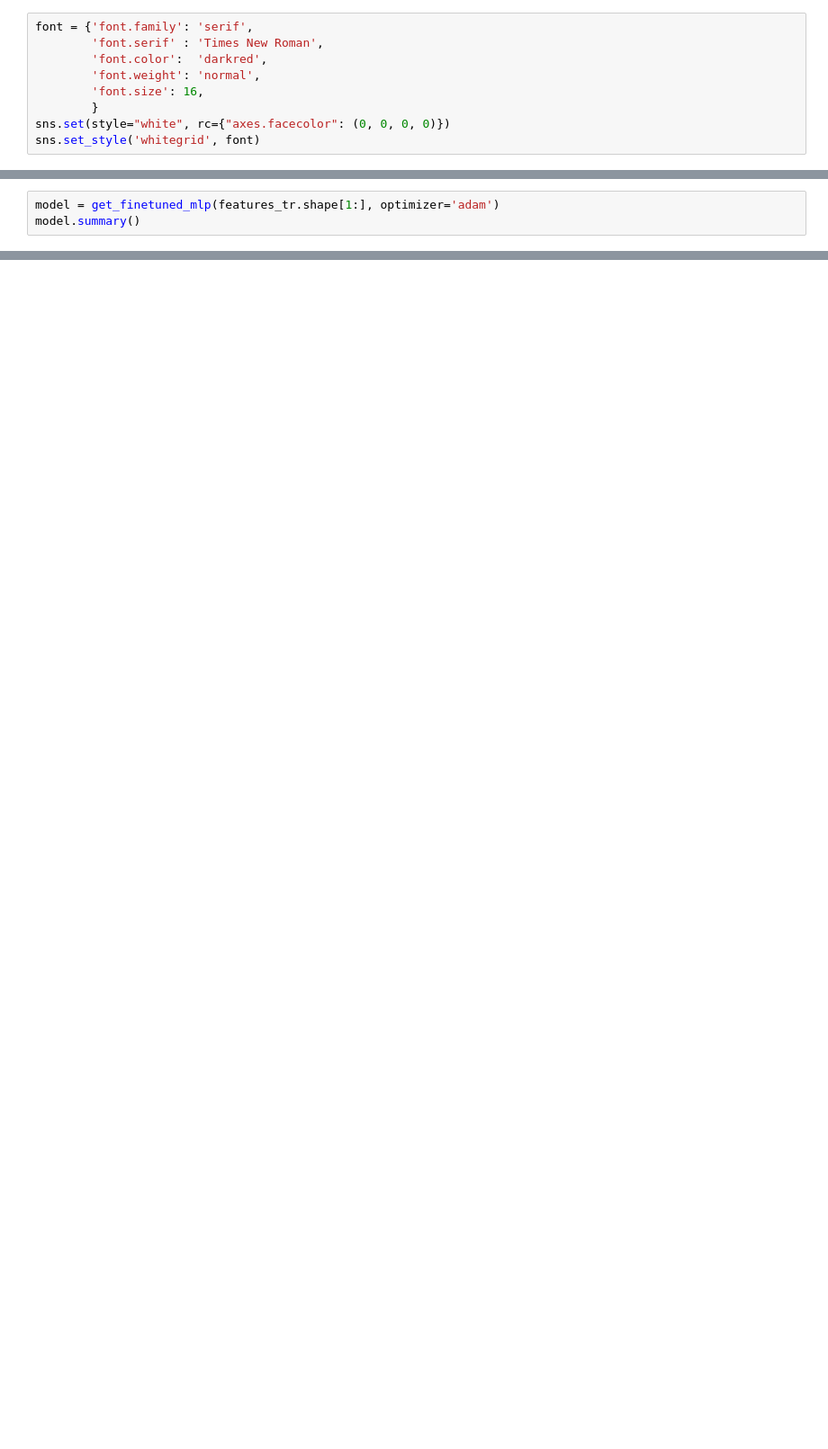
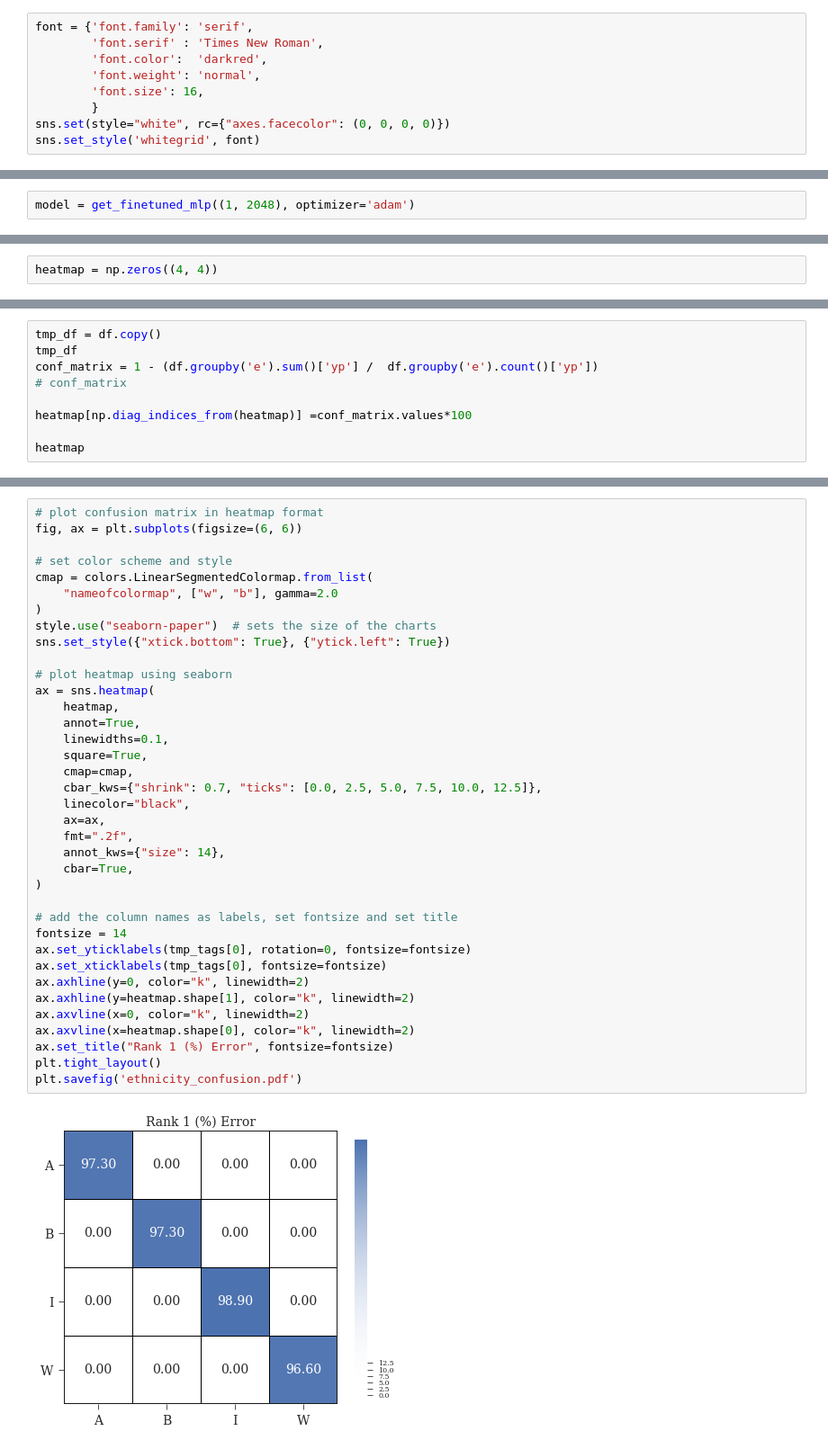
Before and after one commit to visionjo/facerec-bias-bfw, a Jupyter notebook: code/evaluate_mlp.ipynb, the cells around one changed output, grey strips where cells are left out. Shown at 90% size. Cells and saved outputs as stored; diff of their text form; blank space fills up the shorter version.

```diff
--- a/code/evaluate_mlp.ipynb
+++ b/code/evaluate_mlp.ipynb
@@ -51,4 +48,3 @@ ref_tr, features_tr, labels_tr, ref_val, features_val, labels_val \
 # %%
-model = get_finetuned_mlp(features_tr.shape[1:], optimizer='adam')
-model.summary()
+model = get_finetuned_mlp((1, 2048), optimizer='adam')
 # %% [output]
@@ -87,0 +208,2 @@ ValueError: Shapes (512, 2048) and (512, 512) are incompatible
+# %%
+heatmap = np.zeros((4, 4))
@@ -87,0 +212,9 @@ ValueError: Shapes (512, 2048) and (512, 512) are incompatible
+# %%
+tmp_df = df.copy()
+tmp_df
+conf_matrix = 1 - (df.groupby('e').sum()['yp'] /  df.groupby('e').count()['yp'])
+# conf_matrix
+
+heatmap[np.diag_indices_from(heatmap)] =conf_matrix.values*100
+
+heatmap
@@ -87,0 +279,39 @@ ValueError: Shapes (512, 2048) and (512, 512) are incompatible
+# %%
+# plot confusion matrix in heatmap format
+fig, ax = plt.subplots(figsize=(6, 6))
+
+# set color scheme and style
+cmap = colors.LinearSegmentedColormap.from_list(
+    "nameofcolormap", ["w", "b"], gamma=2.0
+)
+style.use("seaborn-paper")  # sets the size of the charts
+sns.set_style({"xtick.bottom": True}, {"ytick.left": True})
+
+# plot heatmap using seaborn
+ax = sns.heatmap(
+    heatmap,
+    annot=True,
+    linewidths=0.1,
+    square=True,
+    cmap=cmap,
+    cbar_kws={"shrink": 0.7, "ticks": [0.0, 2.5, 5.0, 7.5, 10.0, 12.5]},
+    linecolor="black",
+    ax=ax,
+    fmt=".2f",
+    annot_kws={"size": 14},
+    cbar=True,
+)
+
+# add the column names as labels, set fontsize and set title
+fontsize = 14
+ax.set_yticklabels(tmp_tags[0], rotation=0, fontsize=fontsize)
+ax.set_xticklabels(tmp_tags[0], fontsize=fontsize)
+ax.axhline(y=0, color="k", linewidth=2)
+ax.axhline(y=heatmap.shape[1], color="k", linewidth=2)
+ax.axvline(x=0, color="k", linewidth=2)
+ax.axvline(x=heatmap.shape[0], color="k", linewidth=2)
+ax.set_title("Rank 1 (%) Error", fontsize=fontsize)
+plt.tight_layout()
+plt.savefig('ethnicity_confusion.pdf')
+# %% [output]
+[figure, added]
```
Also changed, not shown: parts of 33 cells of this notebook.
